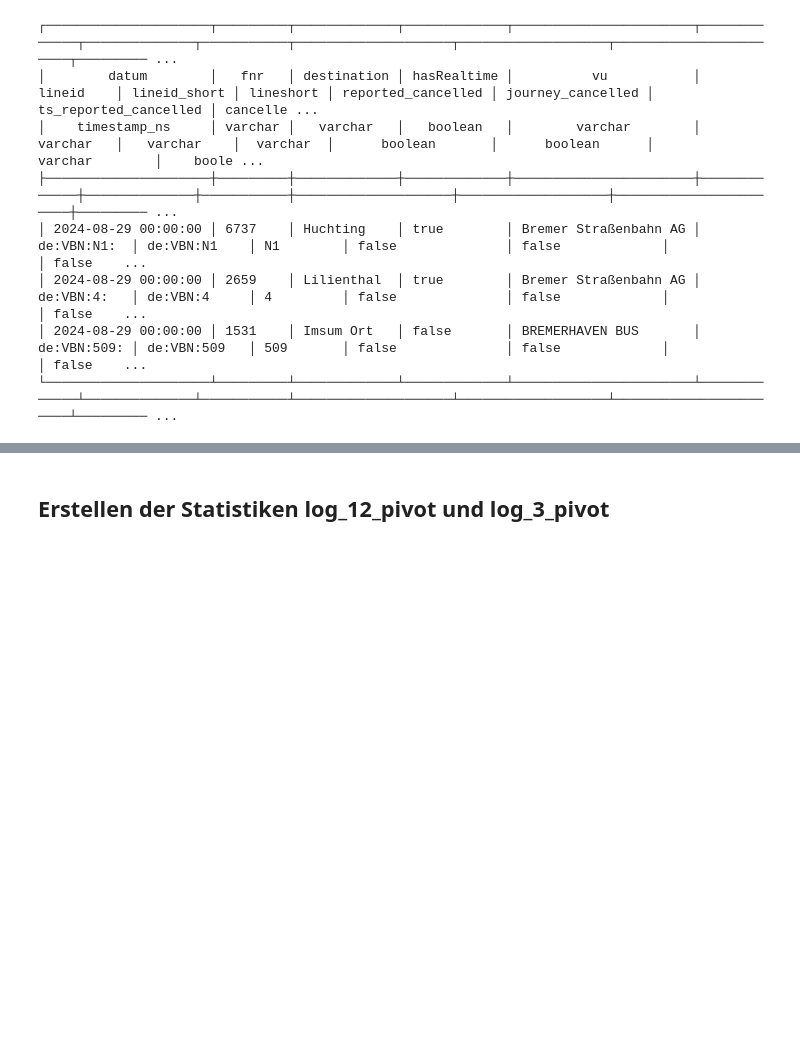
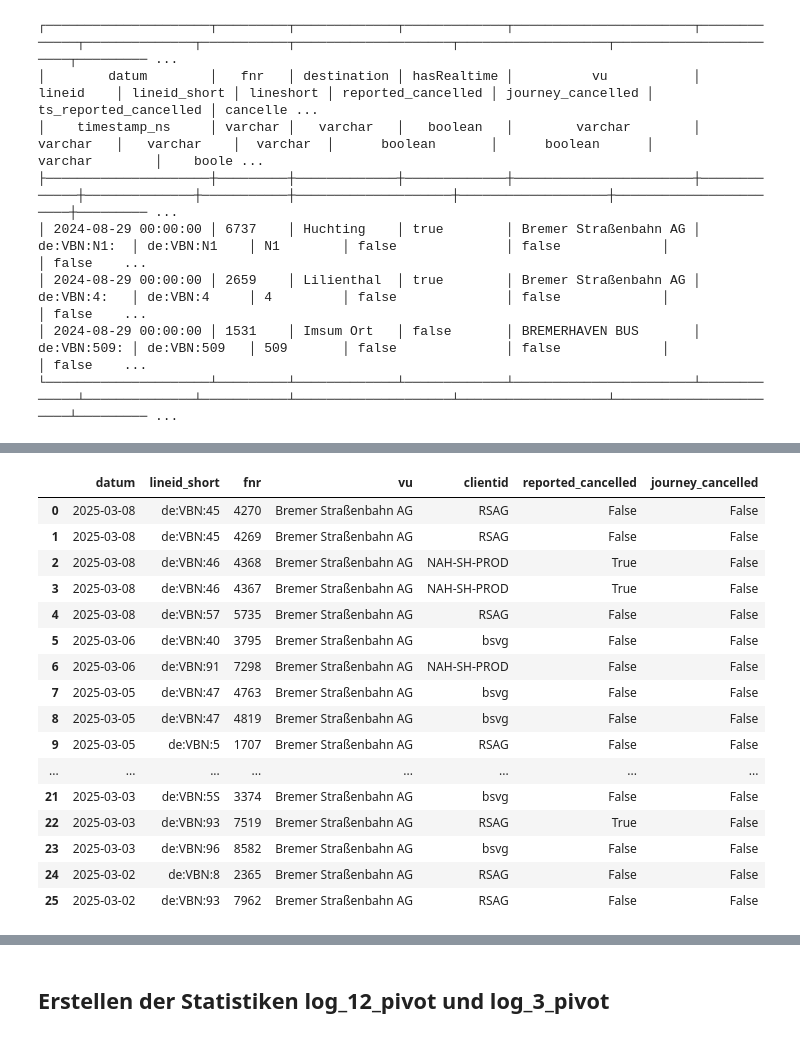
Before and after one commit to zvbn-code/rt2, a Jupyter notebook: rt_auswertung_parquet.ipynb, the cells around one changed output, grey strips where cells are left out. Drawn from its saved outputs; the diff is of its cells as text; code cells hidden in the pictures; blank space fills up the shorter version.

Commit message:
erweiterung clientid zuordnung vwg / bsag

```diff
--- a/rt_auswertung_parquet.ipynb
+++ b/rt_auswertung_parquet.ipynb
@@ -222,3 +211,34 @@ df_line_clientid
+# %%
+df_line_clientid_bsag = rt.cursor.sql("""select datum::date::text as datum, lineid_short, fnr, vu, clientid,
+
+
+                                  reported_cancelled ,
+                                  journey_cancelled
+                                 from fahrten
+                                 where datum >= (current_date - interval 7 day)
+                                and vu = 'Bremer Straßenbahn AG' and clientid not in ( 'BSAG', '-')
+
+                                 order by  datum desc, lineid_short""").df()
+# %%
+df_line_clientid_bsag
+# %% [output]
+|  | datum | lineid_short | fnr | vu | clientid | reported_cancelled | journey_cancelled |
+| 0 | 2025-03-08 | de:VBN:45 | 4270 | Bremer Straßenbahn AG | RSAG | False | False |
+| 1 | 2025-03-08 | de:VBN:45 | 4269 | Bremer Straßenbahn AG | RSAG | False | False |
+| 2 | 2025-03-08 | de:VBN:46 | 4368 | Bremer Straßenbahn AG | NAH-SH-PROD | True | False |
+| 3 | 2025-03-08 | de:VBN:46 | 4367 | Bremer Straßenbahn AG | NAH-SH-PROD | True | False |
+| 4 | 2025-03-08 | de:VBN:57 | 5735 | Bremer Straßenbahn AG | RSAG | False | False |
+| 5 | 2025-03-06 | de:VBN:40 | 3795 | Bremer Straßenbahn AG | bsvg | False | False |
+| 6 | 2025-03-06 | de:VBN:91 | 7298 | Bremer Straßenbahn AG | NAH-SH-PROD | False | False |
+| 7 | 2025-03-05 | de:VBN:47 | 4763 | Bremer Straßenbahn AG | bsvg | False | False |
+| 8 | 2025-03-05 | de:VBN:47 | 4819 | Bremer Straßenbahn AG | bsvg | False | False |
+| 9 | 2025-03-05 | de:VBN:5 | 1707 | Bremer Straßenbahn AG | RSAG | False | False |
+| ... | ... | ... | ... | ... | ... | ... | ... |
+| 21 | 2025-03-03 | de:VBN:5S | 3374 | Bremer Straßenbahn AG | bsvg | False | False |
+| 22 | 2025-03-03 | de:VBN:93 | 7519 | Bremer Straßenbahn AG | RSAG | True | False |
+| 23 | 2025-03-03 | de:VBN:96 | 8582 | Bremer Straßenbahn AG | bsvg | False | False |
+| 24 | 2025-03-02 | de:VBN:8 | 2365 | Bremer Straßenbahn AG | RSAG | False | False |
+| 25 | 2025-03-02 | de:VBN:93 | 7962 | Bremer Straßenbahn AG | RSAG | False | False |
 # %%
 # Export DataFrame to Excel
 excel_file = '/var/www/rt_archiv/line_clientid.xlsx'
```
Also changed, not shown: parts of 23 cells of this notebook.
